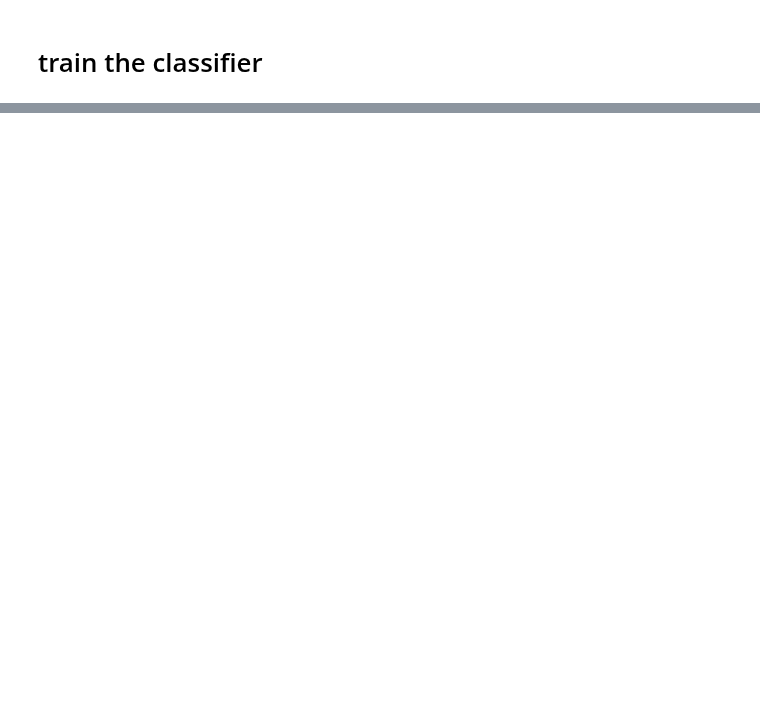
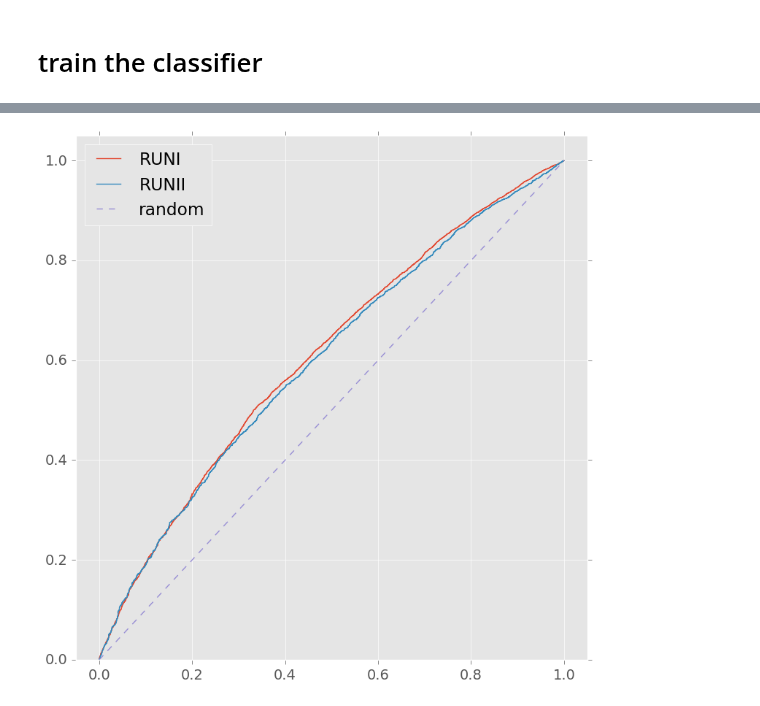
Before and after one commit to bixel/fttrainer, a Jupyter notebook: muon-training.ipynb, the cells around one changed output, grey strips where cells are left out. Drawn from its saved outputs; the diff is of its cells as text; code cells hidden in the pictures; blank space fills up the shorter version.

```diff
--- a/muon-training.ipynb
+++ b/muon-training.ipynb
@@ -243,3 +290,19 @@ RUNII   train_data      auc     97.19%  71.23%
+# %%
+plt.figure(figsize=(8, 8))
+for (key, d), style in zip(datasets.items(), ['--', '-.']):
+    for subset_name in ['test_data']:
+        probas = d[subset_name].probas_weighted
+        fpr, tpr, _ = roc_curve(d[subset_name].target, probas, sample_weight=d[subset_name].SigYield_sw)
+        plt.plot(fpr, tpr, label=key)
+plt.plot([0, 1], '--', label='random')
+plt.tight_layout()
+plt.xlim(-0.05, 1.05)
+plt.ylim(0, 1.05)
+plt.legend(loc='best')
+plt.savefig('./build/muon-xgb-roc.pdf')
+plt.show()
+# %% [output]
+[figure, added]
 # %%
 def proba_bins(x, y_true, errs=True, bins=10, range=None, sample_weight=None, auto_fill=False):
     """ Bin data by x and calculate the amount of y_true in each bin,
```
Also changed, not shown: parts of 23 cells of this notebook, 2 other files.
